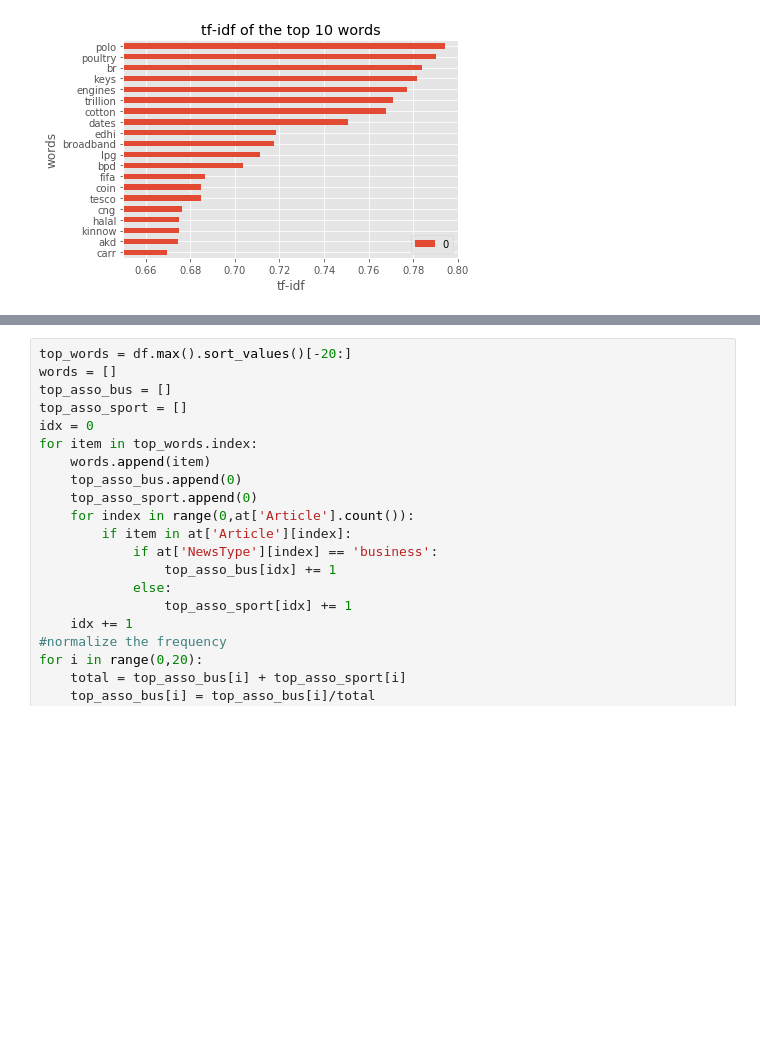
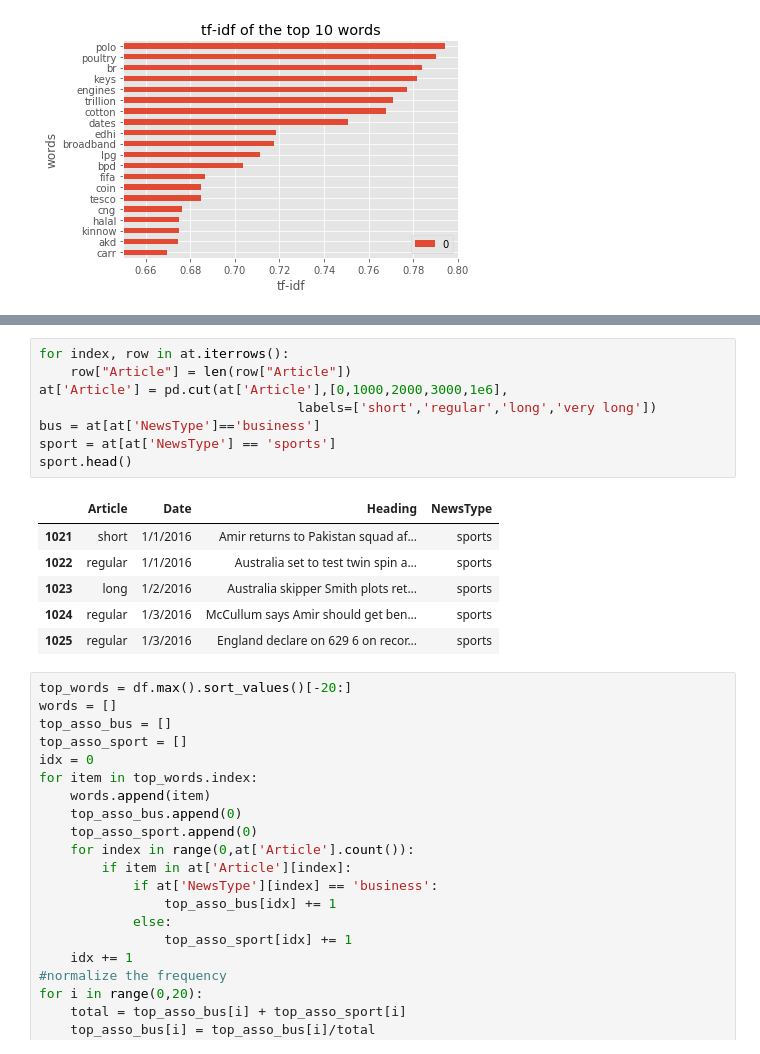
Before and after one commit to JJVincentJJ/SMUMachineLearning, a Jupyter notebook: Lab2String/Lab2.ipynb, the cells around one changed output, grey strips where cells are left out. Saved outputs shown, nothing was run; the diff lists cells and outputs as text; blank space fills up the shorter version.

```diff
--- a/Lab2String/Lab2.ipynb
+++ b/Lab2String/Lab2.ipynb
@@ -206,3 +224,18 @@ axes.set_xlim([0.65,0.8]) # zoom in the range of difference
+# %%
+for index, row in at.iterrows():
+    row["Article"] = len(row["Article"])
+at['Article'] = pd.cut(at['Article'],[0,1000,2000,3000,1e6],
+                                 labels=['short','regular','long','very long'])
+bus = at[at['NewsType']=='business']
+sport = at[at['NewsType'] == 'sports']
+sport.head()
+# %% [output]
+|  | Article | Date | Heading | NewsType |
+| 1021 | short | 1/1/2016 | Amir returns to Pakistan squad af... | sports |
+| 1022 | regular | 1/1/2016 | Australia set to test twin spin a... | sports |
+| 1023 | long | 1/2/2016 | Australia skipper Smith plots ret... | sports |
+| 1024 | regular | 1/3/2016 | McCullum says Amir should get ben... | sports |
+| 1025 | regular | 1/3/2016 | England declare on 629 6 on recor... | sports |
 # %%
 top_words = df.max().sort_values()[-20:]
 words = []
```
Also changed, not shown: parts of 4 cells of this notebook.
